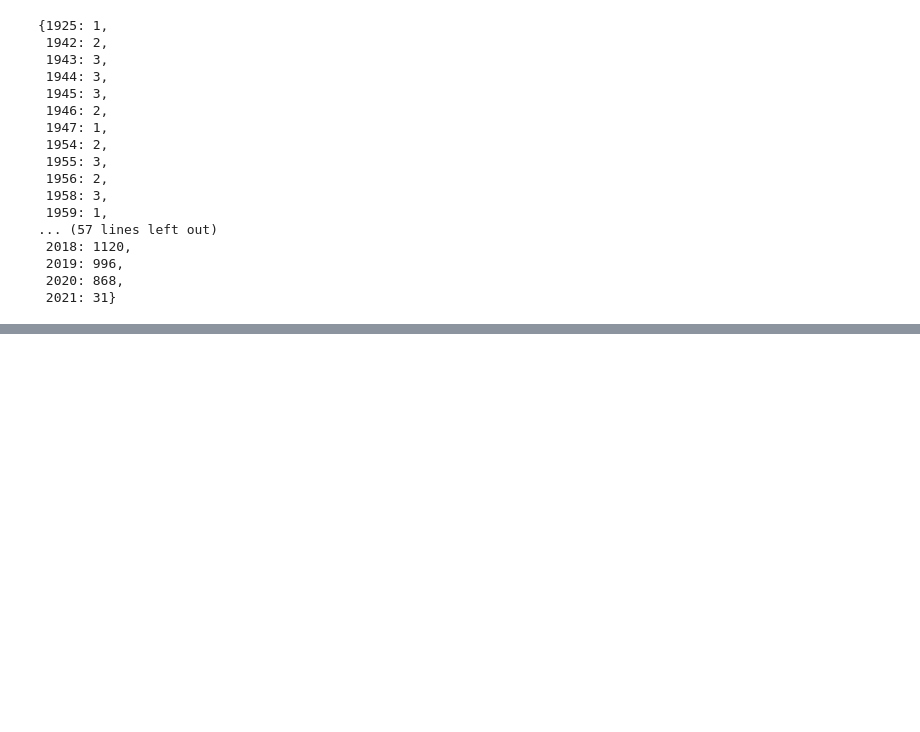
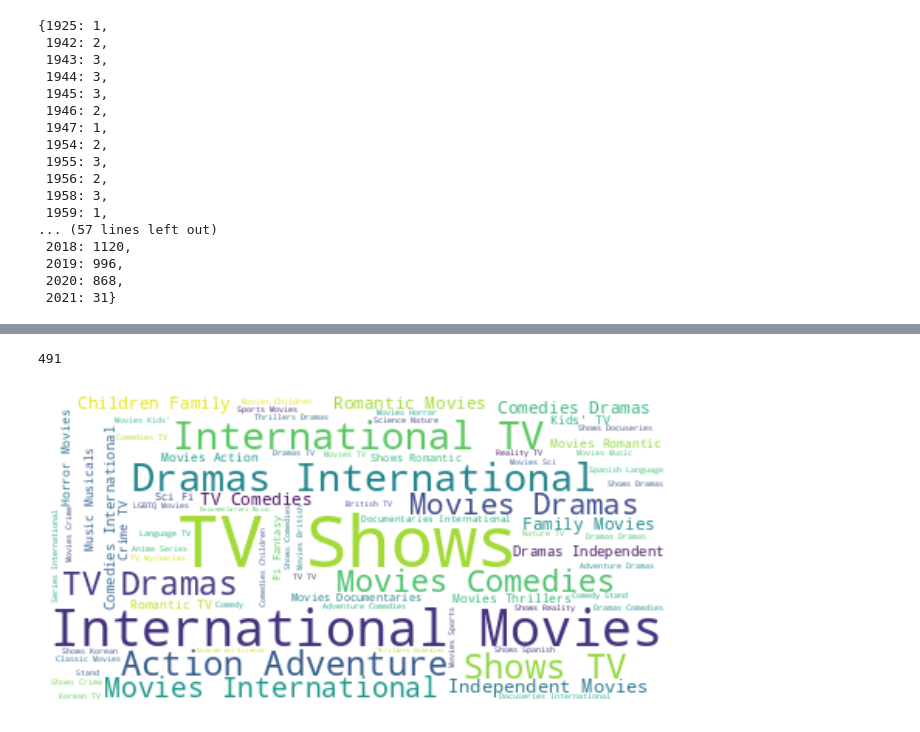
Before and after one commit to waghpallavi/Netflix-movies-and-TV-shows-clustering, a Jupyter notebook: Netflix_movies_and_TV_shows_clustering.ipynb, the cells around one changed output, grey strips where cells are left out. Saved outputs shown, nothing was run; the diff lists cells and outputs as text; code cells hidden in the pictures; blank space fills up the shorter version.

```diff
--- a/Netflix_movies_and_TV_shows_clustering.ipynb
+++ b/Netflix_movies_and_TV_shows_clustering.ipynb
@@ -758,0 +1079,17 @@ plot_films_by_year(films_by_year_dict)
+# %%
+df['listed_in'].nunique()
+# %% [output]
+491
+# %%
+# Combine all the listed_in values into a single string
+text = ' '.join(df['listed_in'].dropna().values)
+
+# Create the word cloud
+wordcloud = WordCloud(background_color='white').generate(text)
+
+# Display the word cloud using Matplotlib
+plt.imshow(wordcloud, interpolation='bilinear')
+plt.axis('off')
+plt.show()
+# %% [output]
+[figure, added]
```
Also changed, not shown: parts of 74 cells of this notebook.
